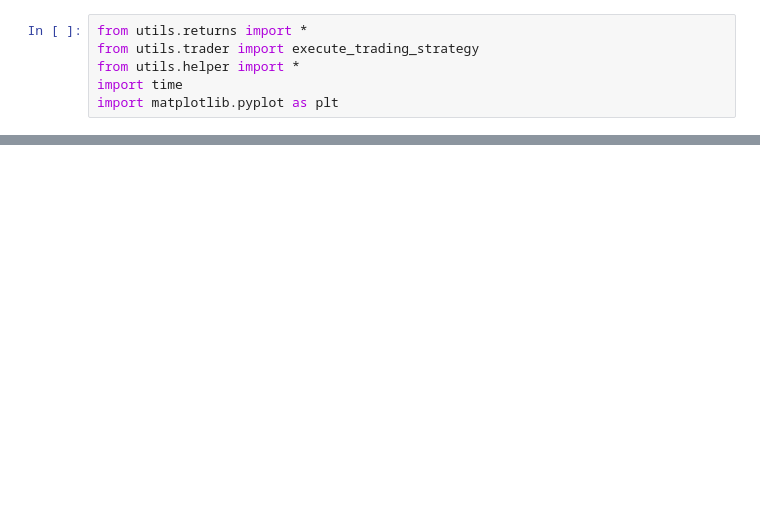
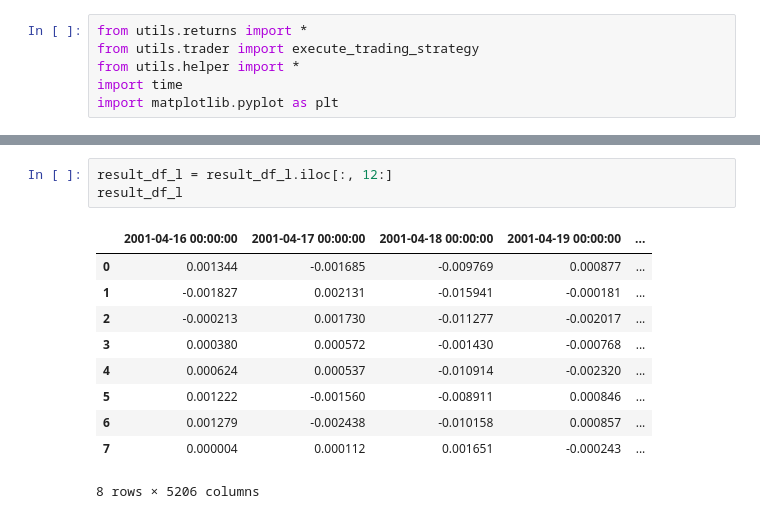
Before and after one commit to khangnguyen275/spectral_clustering_finance, a Jupyter notebook: khang.ipynb, the cells around one changed output, grey strips where cells are left out. Cells and saved outputs as stored; diff of their text form; blank space fills up the shorter version.

```diff
--- a/khang.ipynb
+++ b/khang.ipynb
@@ -104,0 +151,14 @@ plt.show()
+# %%
+result_df_l = result_df_l.iloc[:, 12:]
+result_df_l
+# %% [output]
+|  | 2001-04-16 00:00:00 | 2001-04-17 00:00:00 | 2001-04-18 00:00:00 | 2001-04-19 00:00:00 | ... |
+| 0 | 0.001344 | -0.001685 | -0.009769 | 0.000877 | ... |
+| 1 | -0.001827 | 0.002131 | -0.015941 | -0.000181 | ... |
+| 2 | -0.000213 | 0.001730 | -0.011277 | -0.002017 | ... |
+| 3 | 0.000380 | 0.000572 | -0.001430 | -0.000768 | ... |
+| 4 | 0.000624 | 0.000537 | -0.010914 | -0.002320 | ... |
+| 5 | 0.001222 | -0.001560 | -0.008911 | 0.000846 | ... |
+| 6 | 0.001279 | -0.002438 | -0.010158 | 0.000857 | ... |
+| 7 | 0.000004 | 0.000112 | 0.001651 | -0.000243 | ... |
+8 rows × 5206 columns
```
Also changed, not shown: parts of 11 cells of this notebook, 1 other file.
